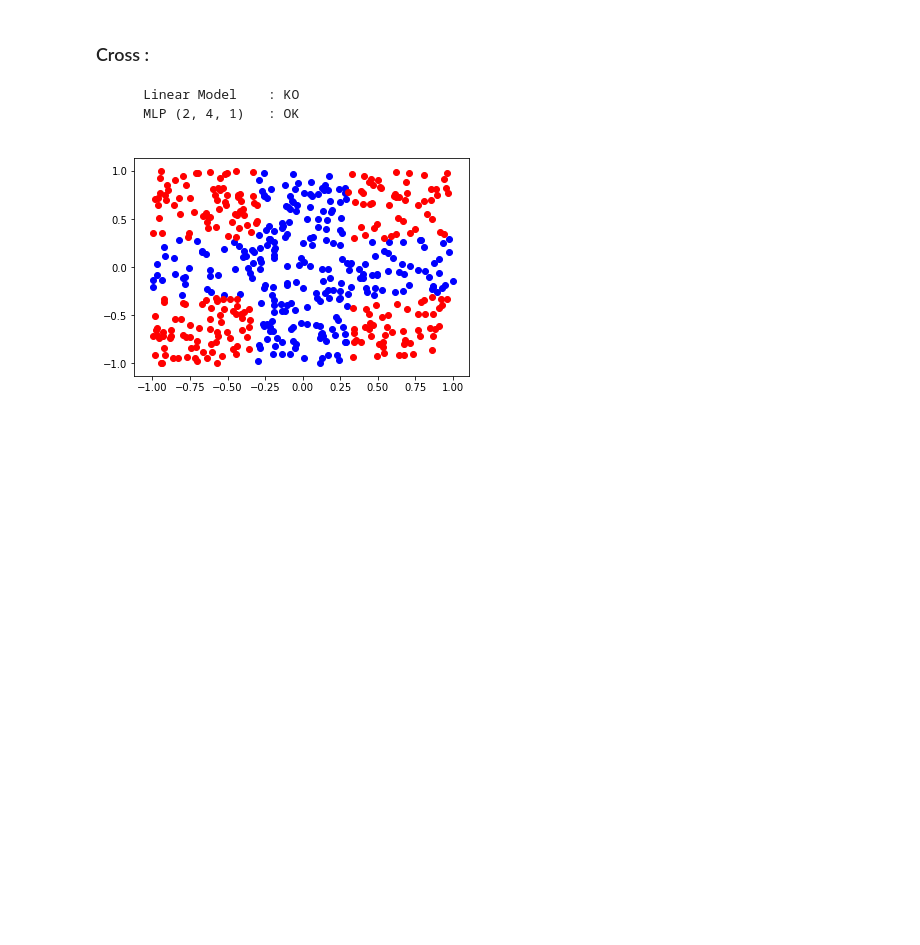
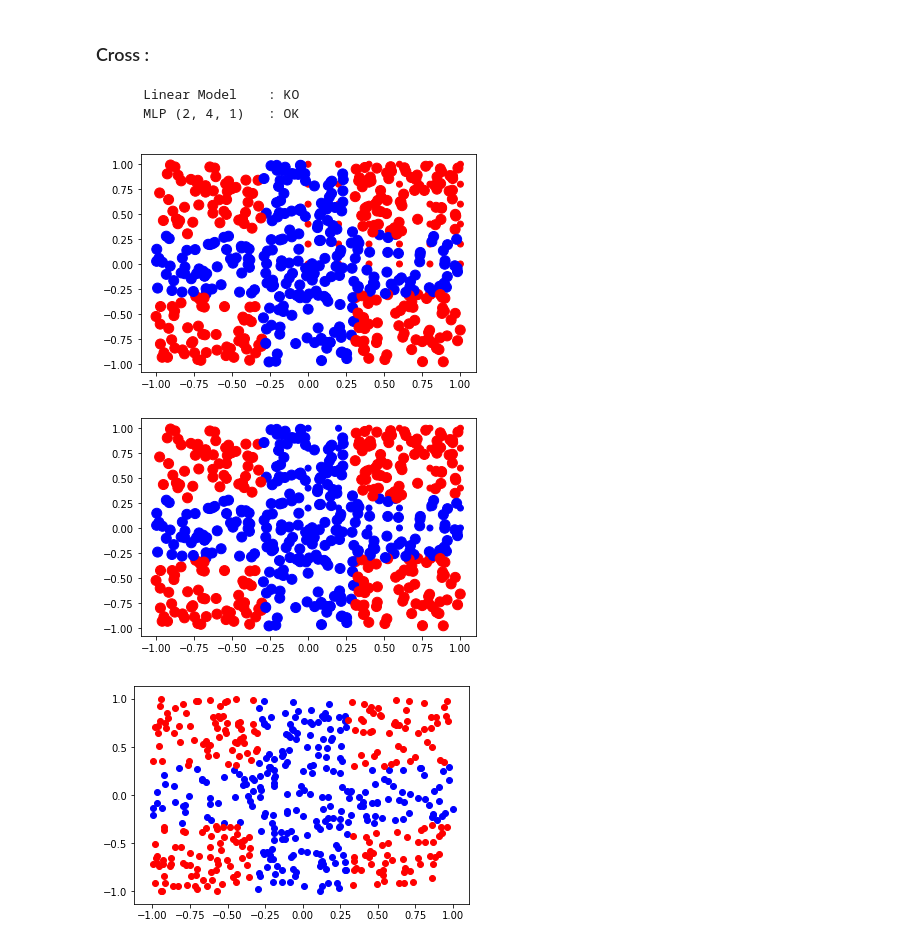
Before and after one commit to NamizataS/PA-groupe-15-3IABD1, a Jupyter notebook: Notebook___CAS_DE_TESTS.ipynb, the cells around one changed output. Drawn from its saved outputs; the diff is of its cells as text; code cells hidden in the pictures; blank space fills up the shorter version.

```diff
--- a/Notebook___CAS_DE_TESTS.ipynb
+++ b/Notebook___CAS_DE_TESTS.ipynb
@@ -681,6 +680,80 @@ plt.clf()
 ### Cross :
         Linear Model    : KO
         MLP (2, 4, 1)   : OK
+# %%
+X = np.random.random((500, 2)) * 2.0 - 1.0
+Y = np.array([1 if abs(p[0]) <= 0.3 or abs(p[1]) <= 0.3 else -1 for p in X])
+
+d=[2,4,1]
+
+#Convert array to list
+dataset_inputs  = toList(X)
+dataset_expected_outputs  = Y
+inputs_len = len(dataset_inputs)
+expected_len = len(dataset_expected_outputs)
+
+
+#Declaration of argtypes and restypes for the function create_mlp_model
+arr_size = len(d)
+arr_type = c_int * arr_size
+native_arr = arr_type(*d)
+my_lib.create_mlp_model.argtypes = [arr_type, c_int]
+my_lib.create_mlp_model.restype = c_void_p
+
+
+model = my_lib.create_mlp_model(native_arr,len(d))
+test_dataset = [[x1 / 10, x2 / 10] for x1 in range(-10, 20) for x2 in range(-10, 20)]
+colors = ["blue" if output >= 0 else "red" for output in dataset_expected_outputs]
+
+
+#Declaration of argtypes and restypes for the function predict_mlp_model_classification
+p_type = c_float*2
+my_lib.predict_mlp_model_classification.argtypes = [c_void_p, p_type,c_int]
+my_lib.predict_mlp_model_classification.restype = POINTER(c_float)
+p_len =2
+
+predicted_outputs = [my_lib.predict_mlp_model_classification(model, p_type(*p),p_len)[0] for p in test_dataset]
+predicted_outputs_colors = ['blue' if label >= 0 else 'red' for label in predicted_outputs]
+plt.scatter([p[0] for p in test_dataset], [p[1] for p in test_dataset], c=predicted_outputs_colors)
+plt.scatter([p[0] for p in X], [p[1] for p in X], c=colors, s=100)
+plt.show()
+
+flattened_dataset_inputs = []
+for p in X:
+  flattened_dataset_inputs.append(p[0])
+  flattened_dataset_inputs.append(p[1])
+
+
+flattened_len=len(flattened_dataset_inputs )
+#Declaration of argtypes and restypes for the function predict_mlp_model_classification
+inputs_type = c_float * flattened_len
+outputs_type = c_float * expected_len
+my_lib.train_classification_stochastic_backdrop_mlp_model.argtypes = [c_void_p,inputs_type,outputs_type,c_float,c_int,c_int,c_int]
+my_lib.train_classification_stochastic_backdrop_mlp_model.restype = None
+inputs_native = inputs_type(*flattened_dataset_inputs)
+outputs_native = outputs_type(*dataset_expected_outputs)
+
+my_lib.train_classification_stochastic_backdrop_mlp_model(model,inputs_native,outputs_native,0.001,10000000,flattened_len,expected_len)
+
+
+predicted_outputs = [my_lib.predict_mlp_model_classification(model, p_type(*p),p_len)[0] for p in test_dataset]
+predicted_outputs_colors = ['blue' if label >= 0 else 'red' for label in predicted_outputs]
+plt.scatter([p[0] for p in test_dataset], [p[1] for p in test_dataset], c=predicted_outputs_colors)
+plt.scatter([p[0] for p in X], [p[1] for p in X], c=colors, s=100)
+plt.show()
+
+flattened_dataset_inputs = []
+for p in X:
+  flattened_dataset_inputs.append(p[0])
+  flattened_dataset_inputs.append(p[1])
+
+#Free memory
+my_lib.destroy_model.argtypes = [c_void_p]
+my_lib.destroy_model.restype = None
+my_lib.destroy_model(model)
+# %% [output]
+[figure, added]
+[figure, added]
 # %%
 X = np.random.random((500, 2)) * 2.0 - 1.0
 Y = np.array([1 if abs(p[0]) <= 0.3 or abs(p[1]) <= 0.3 else -1 for p in X])
```
Also changed, not shown: parts of 7 cells of this notebook, 1 other file.
